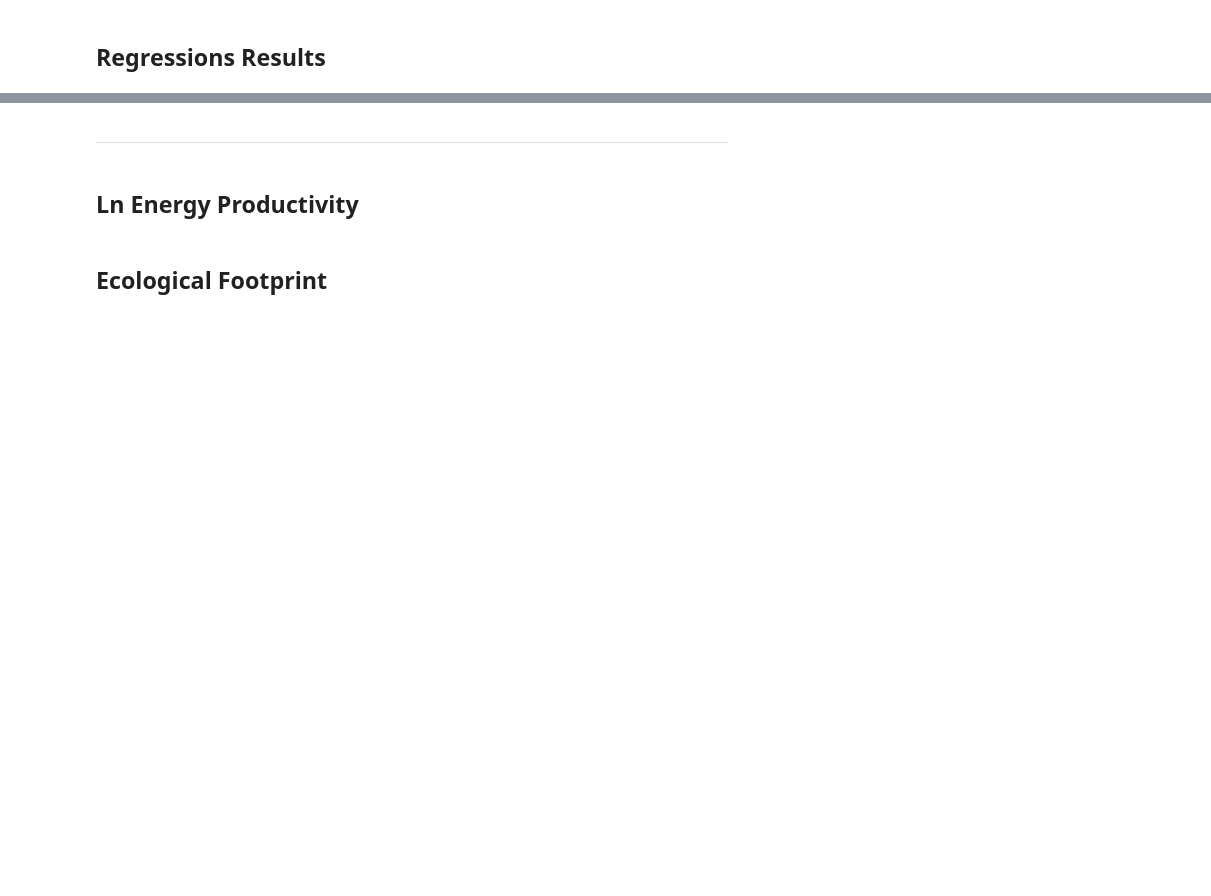
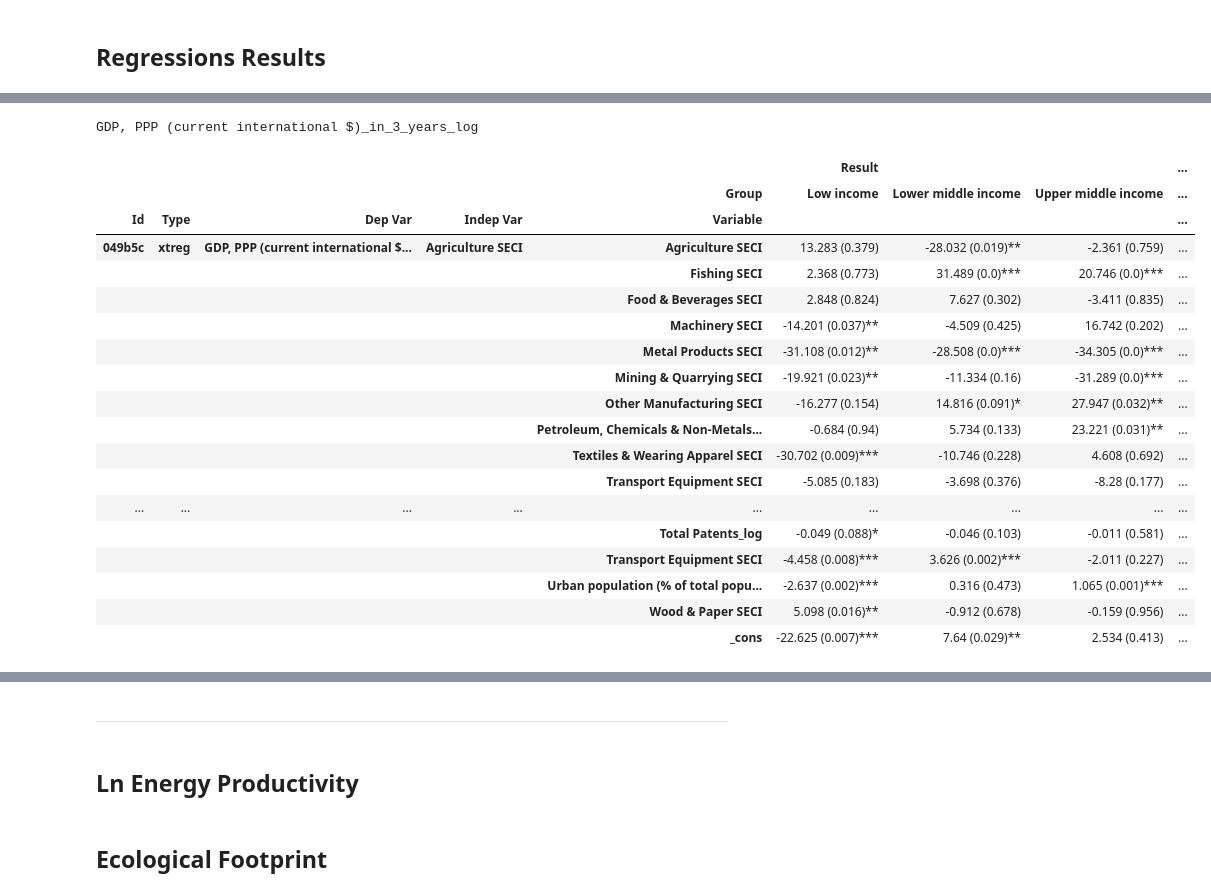
Before and after one commit to montanon/miTools, a Jupyter notebook: mitools/notebooks/notebooks/view_stata_logs_results.ipynb, the cells around one changed output, grey strips where cells are left out. Cells and saved outputs as stored; diff of their text form; code cells hidden in the pictures; blank space fills up the shorter version.

```diff
--- a/mitools/notebooks/notebooks/view_stata_logs_results.ipynb
+++ b/mitools/notebooks/notebooks/view_stata_logs_results.ipynb
@@ -68,0 +218,38 @@ display(view)
+# %%
+columns = ['Group']
+sub_columns_filters = {
+    'Group': []
+}
+sub_index_filters = {
+    'Indep Var': [],
+    'Id': []
+}
+indicators = [
+'GDP, PPP (current international $)_in_3_years_log',
+]
+
+view = reg.df_view(dataframe, indicators, columns, sub_columns_filters, sub_index_filters, f' {eci_col}', 'Group', 'Id')
+dfs_to_export[indicators[0]] = view
+print(f'{indicators[0]}')
+display(view)
+# %% [output]
+GDP, PPP (current international $)_in_3_years_log
+|  |  |  |  |  | Result |  |  | ... |
+|  |  |  |  | Group | Low income | Lower middle income | Upper middle income | ... |
+| Id | Type | Dep Var | Indep Var | Variable |  |  |  | ... |
+| 049b5c | xtreg | GDP, PPP (current international $... | Agriculture SECI | Agriculture SECI | 13.283 (0.379) | -28.032 (0.019)** | -2.361 (0.759) | ... |
+|  |  |  |  | Fishing SECI | 2.368 (0.773) | 31.489 (0.0)*** | 20.746 (0.0)*** | ... |
+|  |  |  |  | Food & Beverages SECI | 2.848 (0.824) | 7.627 (0.302) | -3.411 (0.835) | ... |
+|  |  |  |  | Machinery SECI | -14.201 (0.037)** | -4.509 (0.425) | 16.742 (0.202) | ... |
+|  |  |  |  | Metal Products SECI | -31.108 (0.012)** | -28.508 (0.0)*** | -34.305 (0.0)*** | ... |
+|  |  |  |  | Mining & Quarrying SECI | -19.921 (0.023)** | -11.334 (0.16) | -31.289 (0.0)*** | ... |
+|  |  |  |  | Other Manufacturing SECI | -16.277 (0.154) | 14.816 (0.091)* | 27.947 (0.032)** | ... |
+|  |  |  |  | Petroleum, Chemicals & Non-Metals... | -0.684 (0.94) | 5.734 (0.133) | 23.221 (0.031)** | ... |
+|  |  |  |  | Textiles & Wearing Apparel SECI | -30.702 (0.009)*** | -10.746 (0.228) | 4.608 (0.692) | ... |
+|  |  |  |  | Transport Equipment SECI | -5.085 (0.183) | -3.698 (0.376) | -8.28 (0.177) | ... |
+| ... | ... | ... | ... | ... | ... | ... | ... | ... |
+|  |  |  |  | Total Patents_log | -0.049 (0.088)* | -0.046 (0.103) | -0.011 (0.581) | ... |
+|  |  |  |  | Transport Equipment SECI | -4.458 (0.008)*** | 3.626 (0.002)*** | -2.011 (0.227) | ... |
+|  |  |  |  | Urban population (% of total popu... | -2.637 (0.002)*** | 0.316 (0.473) | 1.065 (0.001)*** | ... |
+|  |  |  |  | Wood & Paper SECI | 5.098 (0.016)** | -0.912 (0.678) | -0.159 (0.956) | ... |
+|  |  |  |  | _cons | -22.625 (0.007)*** | 7.64 (0.029)** | 2.534 (0.413) | ... |
```
Also changed, not shown: parts of 28 cells of this notebook, 1 other file.
